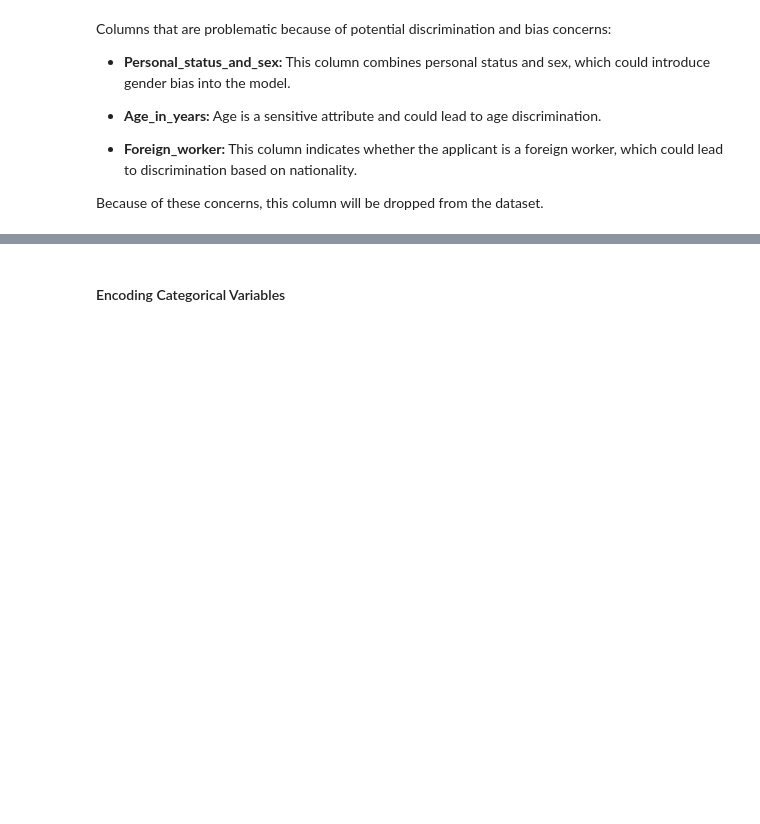
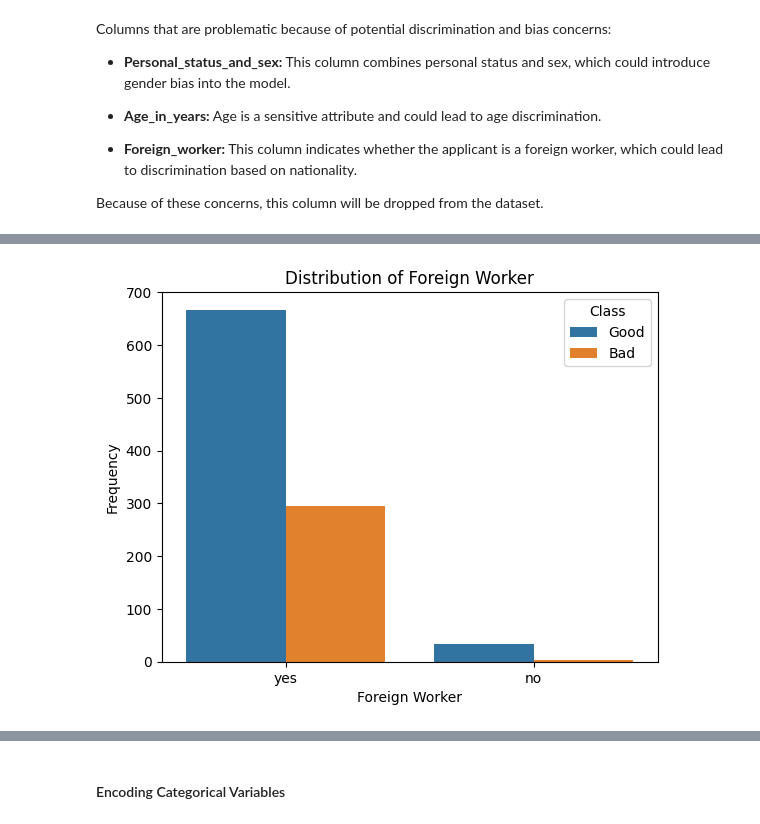
Before and after one commit to GittiGitus/Deep_Learning, a Jupyter notebook: experiments.ipynb, the cells around one changed output, grey strips where cells are left out. Cells and saved outputs as stored; diff of their text form; code cells hidden in the pictures; blank space fills up the shorter version.

```diff
--- a/experiments.ipynb
+++ b/experiments.ipynb
@@ -401,3 +425,12 @@ Because of these concerns, this column will be dropped from the dataset.
+# %%
+# Check distribution of Purpose Foreign Worker
+sns.countplot(data=df, x='Foreign_worker', hue='Class')
+plt.title('Distribution of Foreign Worker')
+plt.xlabel('Foreign Worker')
+plt.ylabel('Frequency')
+plt.show()
+# %% [output]
+[figure, added]
 # %%
 # Drop columns because of discriminatory concerns
 df.drop(columns=["Personal_status_and_sex", "Age_in_years", "Foreign_worker"], inplace=True)
```
Also changed, not shown: parts of 15 cells of this notebook.
